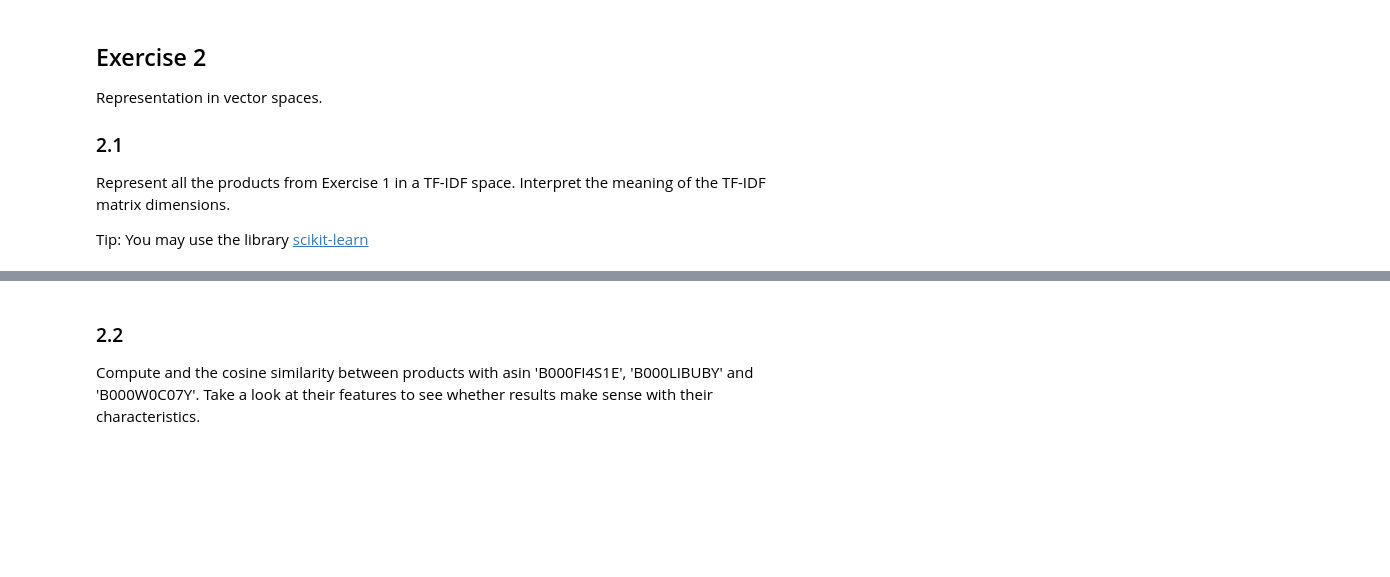
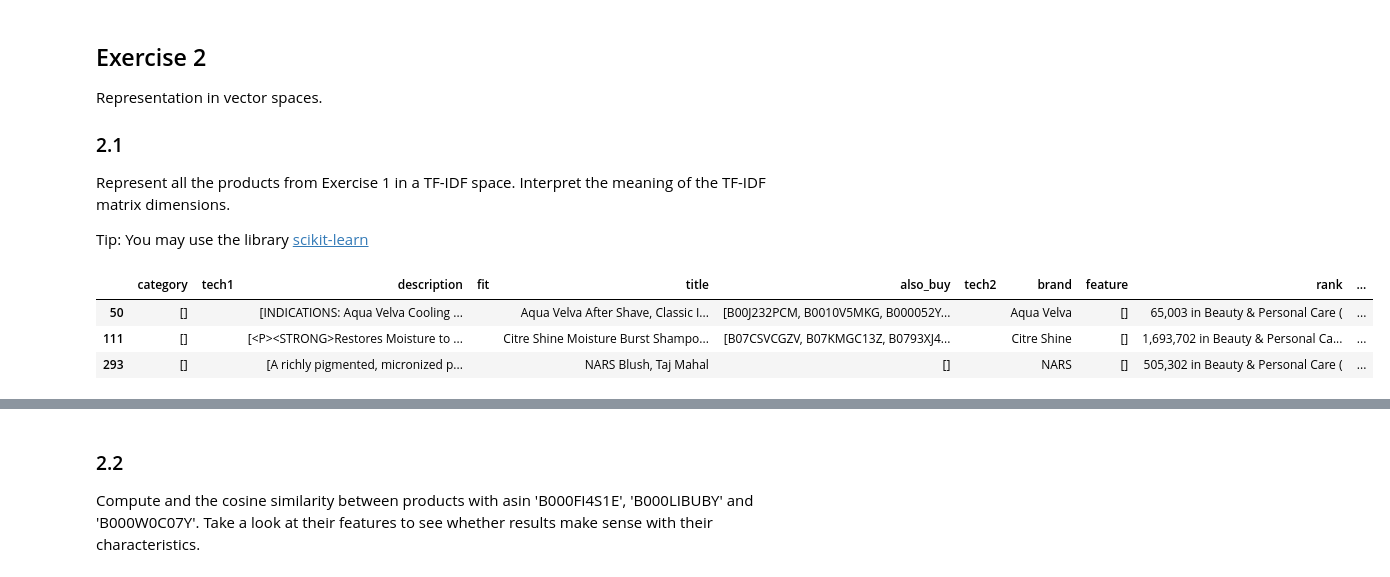
Before and after one commit to vlr112/WebScicence_FinalProject, a Jupyter notebook: labs/session_1/Session_1.ipynb, the cells around one changed output, grey strips where cells are left out. Saved outputs shown, nothing was run; the diff lists cells and outputs as text; code cells hidden in the pictures; blank space fills up the shorter version.

```diff
--- a/labs/session_1/Session_1.ipynb
+++ b/labs/session_1/Session_1.ipynb
@@ -1166,0 +961,23 @@ from nltk.tokenize.treebank import TreebankWordDetokenizer
+# %%
+# df_clean = meta_df[meta_df['overall'].notna()]
+
+
+def clean_meta(df):
+
+    df_clean = df[df['asin'].notna()]
+
+    df_clean = df.sort_values(by =[ 'asin'])
+
+    # in case i want to check duplicates
+    # df_clean[df_clean.duplicated(subset = ['asin'], keep = False)]
+
+    df_clean = df.drop_duplicates(subset = [ 'asin', ], keep = 'first')
+
+    return df_clean
+
+beauty_meta_clean = clean_meta(meta_df)
+
+# beauty_meta_clean
+
+temp = beauty_meta_clean[beauty_meta_clean.asin.isin(items)]
+(temp)
@@ -1182,0 +1088,7 @@ tfidf_vectorizer = TfidfVectorizer()
+# %%
+temp.head(3)
+# %% [output]
+|  | category | tech1 | description | fit | title | also_buy | tech2 | brand | feature | rank | ... |
+| 50 | [] |  | [INDICATIONS: Aqua Velva Cooling ... |  | Aqua Velva After Shave, Classic I... | [B00J232PCM, B0010V5MKG, B000052Y... |  | Aqua Velva | [] | 65,003 in Beauty & Personal Care ( | ... |
+| 111 | [] |  | [<P><STRONG>Restores Moisture to ... |  | Citre Shine Moisture Burst Shampo... | [B07CSVCGZV, B07KMGC13Z, B0793XJ4... |  | Citre Shine | [] | 1,693,702 in Beauty & Personal Ca... | ... |
+| 293 | [] |  | [A richly pigmented, micronized p... |  | NARS Blush, Taj Mahal | [] |  | NARS | [] | 505,302 in Beauty & Personal Care ( | ... |
```
Also changed, not shown: parts of 73 cells of this notebook, 2 other files.
